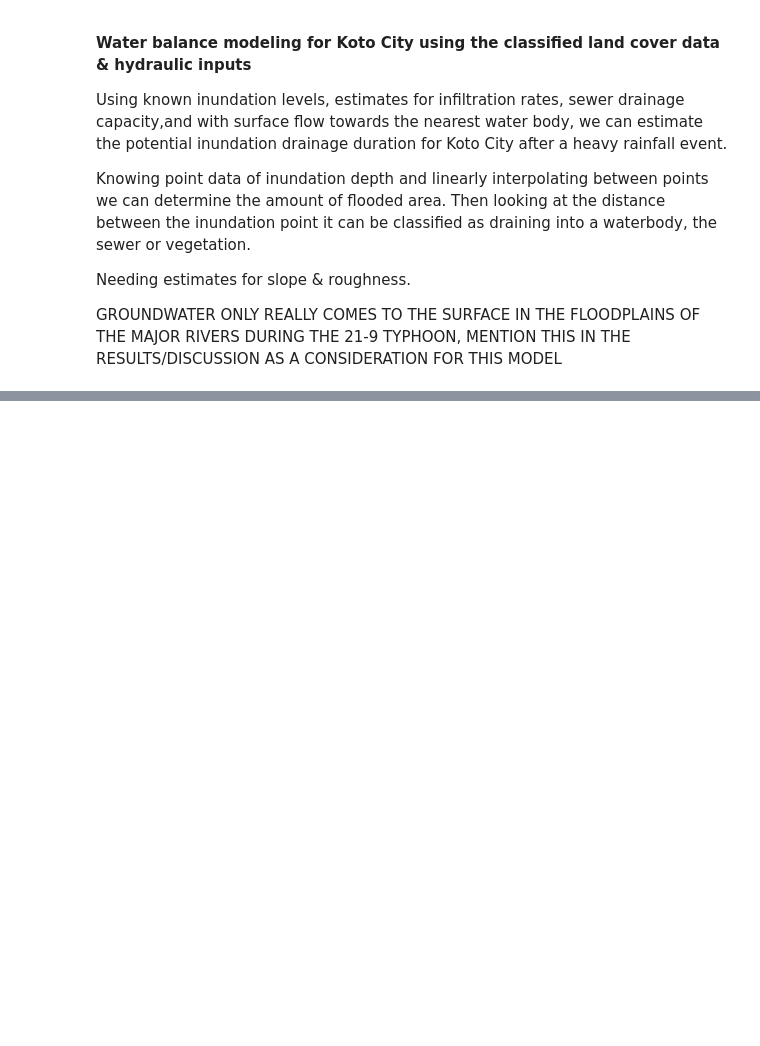
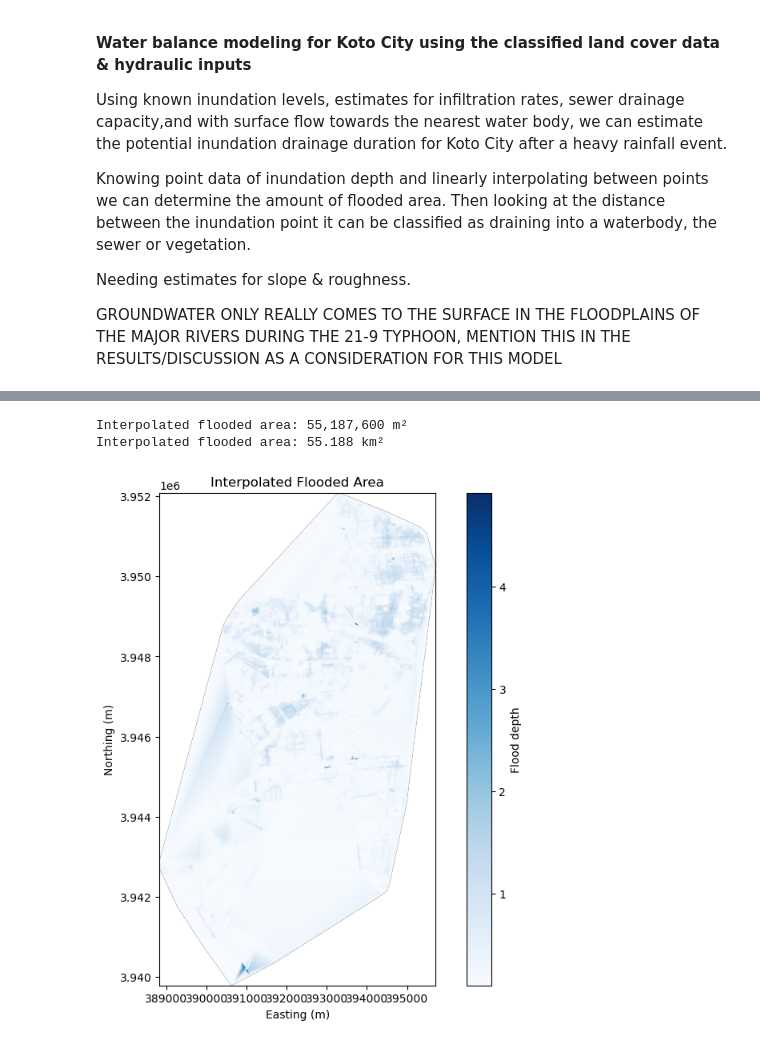
Before and after one commit to foozdemiroglu-gif/MP411-Tokyo, a Jupyter notebook: Drainage_analysis.ipynb, the cells around one changed output, grey strips where cells are left out. Saved outputs shown, nothing was run; the diff lists cells and outputs as text; code cells hidden in the pictures; blank space fills up the shorter version.

```diff
--- a/Drainage_analysis.ipynb
+++ b/Drainage_analysis.ipynb
@@ -691,0 +787,76 @@ KeyError: 'drainage_area_km2'
+# %%
+from scipy.interpolate import griddata
+from rasterio.features import geometry_mask
+from rasterio.transform import from_origin
+
+depth_column = "Flood depth"
+depth_threshold = 0  # Use the same units as the CSV depth values.
+resolution_m = 10
+
+points = np.column_stack([
+    inundation_gdf.geometry.x,
+    inundation_gdf.geometry.y
+])
+depths = pd.to_numeric(
+    inundation_gdf[depth_column],
+    errors="coerce"
+).to_numpy()
+
+valid = np.isfinite(points).all(axis=1) & np.isfinite(depths)
+points = points[valid]
+depths = depths[valid]
+
+min_x, min_y, max_x, max_y = flooded_boundary.bounds
+
+x_grid = np.arange(min_x, max_x + resolution_m, resolution_m)
+y_grid = np.arange(max_y, min_y - resolution_m, -resolution_m)
+grid_x, grid_y = np.meshgrid(x_grid, y_grid)
+
+interpolated_depth = griddata(
+    points,
+    depths,
+    (grid_x, grid_y),
+    method="linear"
+)
+
+transform = from_origin(
+    x_grid.min(),
+    y_grid.max() + resolution_m,
+    resolution_m,
+    resolution_m
+)
+
+inside_boundary = geometry_mask(
+    [flooded_boundary],
+    out_shape=interpolated_depth.shape,
+    transform=transform,
+    invert=True
+)
+
+flooded_mask = (
+    inside_boundary
+    & np.isfinite(interpolated_depth)
+    & (interpolated_depth > depth_threshold)
+)
+
+flooded_area_m2 = flooded_mask.sum() * resolution_m**2
+
+print(f"Interpolated flooded area: {flooded_area_m2:,.0f} m²")
+print(f"Interpolated flooded area: {flooded_area_m2 / 1_000_000:.3f} km²")
+
+plt.figure(figsize=(10, 8))
+plt.imshow(
+    np.where(flooded_mask, interpolated_depth, np.nan),
+    extent=[x_grid.min(), x_grid.max(), y_grid.min(), y_grid.max()],
+    cmap="Blues",
+    origin="upper"
+)
+plt.colorbar(label=f"{depth_column}")
+plt.title("Interpolated Flooded Area")
+plt.xlabel("Easting (m)")
+plt.ylabel("Northing (m)")
+plt.show()
+# %% [output]
+Interpolated flooded area: 55,187,600 m²
+Interpolated flooded area: 55.188 km²
+[figure, added]
```
Also changed, not shown: parts of 11 cells of this notebook.
